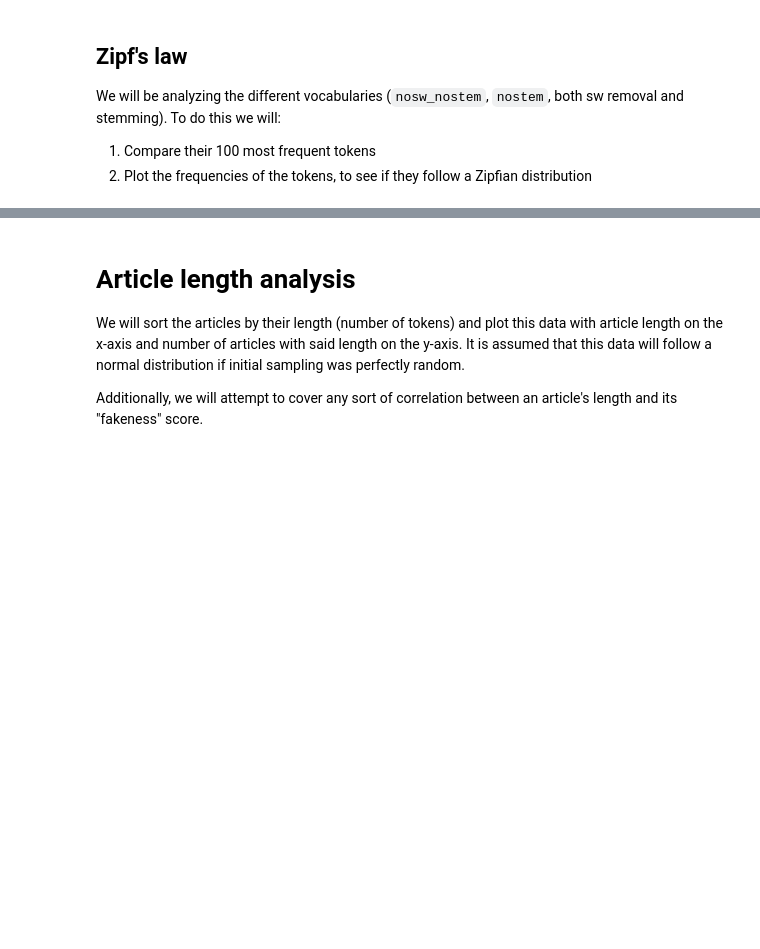
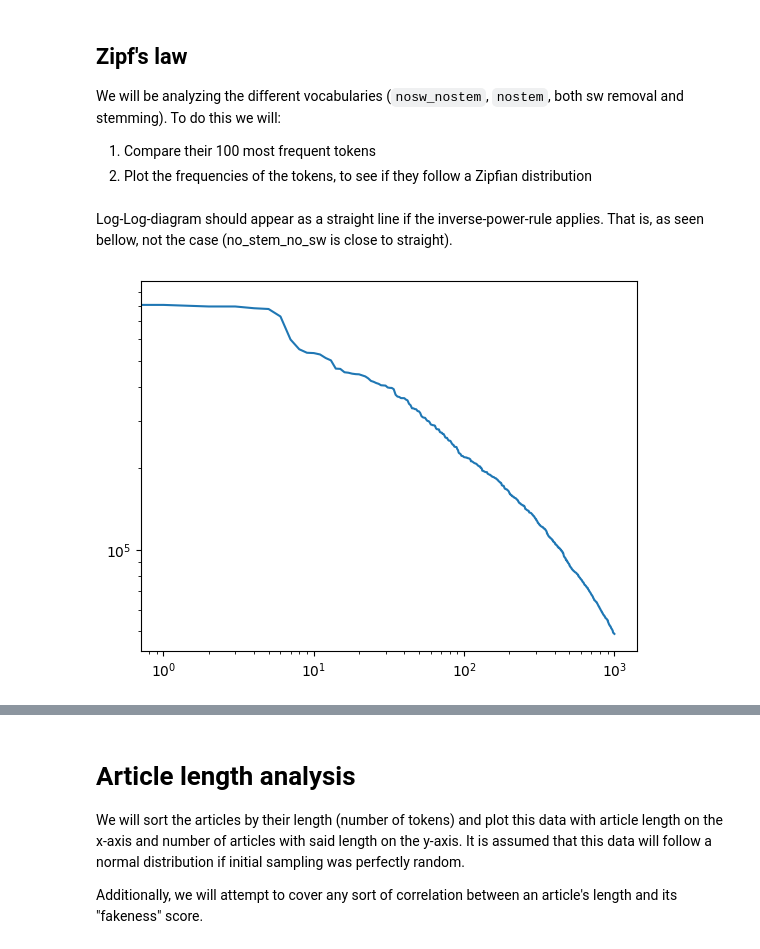
Before and after one commit to BimmerBass/GDS2026, a Jupyter notebook: data_analysis.ipynb, the cells around one changed output, grey strips where cells are left out. Drawn from its saved outputs; the diff is of its cells as text; code cells hidden in the pictures; blank space fills up the shorter version.

````diff
--- a/data_analysis.ipynb
+++ b/data_analysis.ipynb
@@ -72,3 +84,21 @@ Additionally, for each source/bar in the plot, we will colour code it into the d
 We will be analyzing the different vocabularies (```nosw_nostem```, ```nostem```, both sw removal and stemming). To do this we will:
 1. Compare their 100 most frequent tokens
 2. Plot the frequencies of the tokens, to see if they follow a Zipfian distribution
+# %% [markdown]
+Log-Log-diagram should appear as a straight line if the inverse-power-rule applies. That is, as seen bellow, not the case (no_stem_no_sw is close to straight).
+# %%
+from preprocessing.tokenization import *
+import json
+
+def plot_frequency_distr(tokenizer_path, mult):
+    with open(tokenizer_path, "r", encoding="utf-8") as file:
+        filedata = file.read()
+
+    frequencies = json.loads(filedata)['token_frequencies']
+    sort_freq = sorted(frequencies, reverse=True)
+
+    plt.loglog(range(1000), sort_freq[4:1004])
+# %%
+plot_frequency_distr(f"data/after_preprocessing/top10k_vocabulary.csv", 30)
+# %% [output]
+[figure, added]
````
Also changed, not shown: parts of 5 cells of this notebook.
